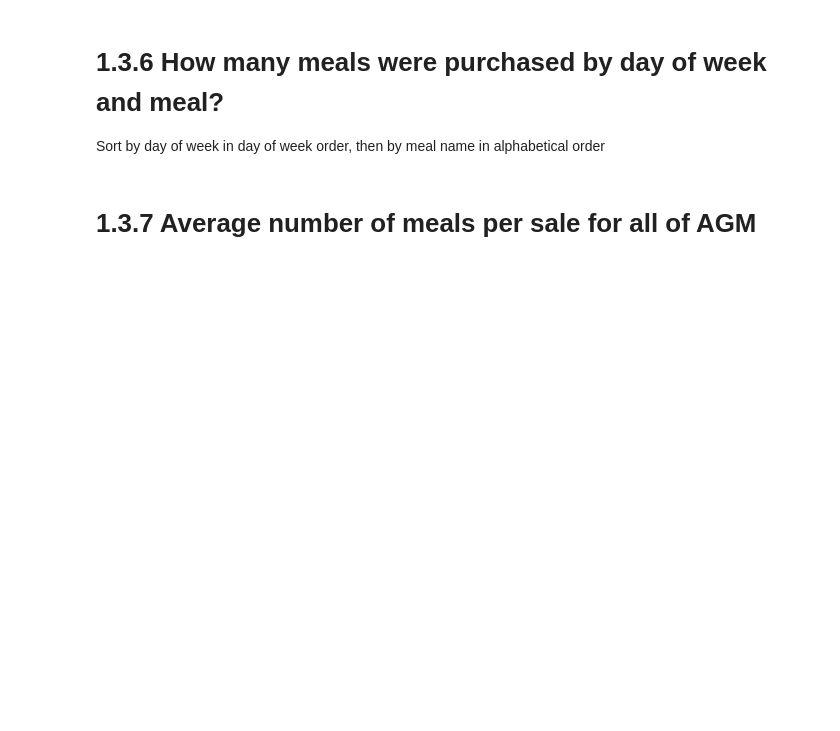
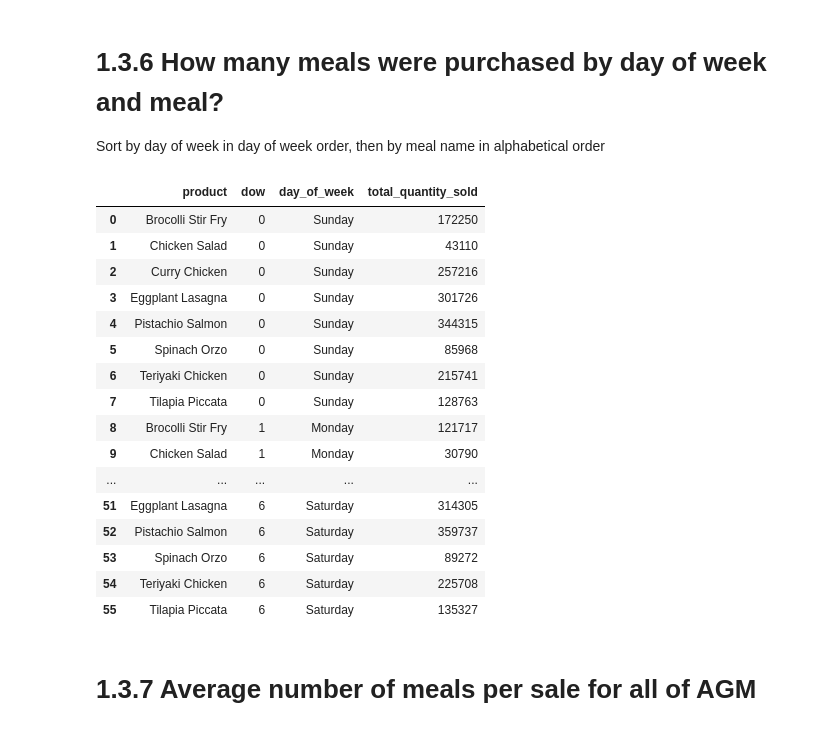
Before and after one commit to jvgalvin/Portfolio, a Jupyter notebook: project_1_3.ipynb, the cells around one changed output. Drawn from its saved outputs; the diff is of its cells as text; code cells hidden in the pictures; blank space fills up the shorter version.

```diff
--- a/project_1_3.ipynb
+++ b/project_1_3.ipynb
@@ -205,6 +271,45 @@ Sort by month in calendar order, then by meal name in alphabetical order
 # 1.3.6 How many meals were purchased by day of week and meal?
 
 Sort by day of week in day of week order, then by meal name in alphabetical order
+# %%
+rollback_before_flag = True
+rollback_after_flag = True
+
+query = """
+
+select p.description as product,
+       extract(dow from sa.sale_date) as dow,
+       to_char(sa.sale_date, 'Day') as day_of_week,
+       sum(l.quantity) as total_quantity_sold
+from sales as sa
+     join line_items as l
+         on sa.store_id = l.store_id and sa.sale_id = l.sale_id
+     join products as p
+         on l.product_id = p.product_id
+group by product, dow, day_of_week
+order by dow, product
+
+"""
+
+my_select_query_pandas(query, rollback_before_flag, rollback_after_flag)
+# %% [output]
+|  | product | dow | day_of_week | total_quantity_sold |
+| 0 | Brocolli Stir Fry | 0 | Sunday | 172250 |
+| 1 | Chicken Salad | 0 | Sunday | 43110 |
+| 2 | Curry Chicken | 0 | Sunday | 257216 |
+| 3 | Eggplant Lasagna | 0 | Sunday | 301726 |
+| 4 | Pistachio Salmon | 0 | Sunday | 344315 |
+| 5 | Spinach Orzo | 0 | Sunday | 85968 |
+| 6 | Teriyaki Chicken | 0 | Sunday | 215741 |
+| 7 | Tilapia Piccata | 0 | Sunday | 128763 |
+| 8 | Brocolli Stir Fry | 1 | Monday | 121717 |
+| 9 | Chicken Salad | 1 | Monday | 30790 |
+| ... | ... | ... | ... | ... |
+| 51 | Eggplant Lasagna | 6 | Saturday | 314305 |
+| 52 | Pistachio Salmon | 6 | Saturday | 359737 |
+| 53 | Spinach Orzo | 6 | Saturday | 89272 |
+| 54 | Teriyaki Chicken | 6 | Saturday | 225708 |
+| 55 | Tilapia Piccata | 6 | Saturday | 135327 |
 # %% [markdown]
 # 1.3.7 Average number of meals per sale for all of AGM
 # %% [markdown]
```
Also changed, not shown: parts of 7 cells of this notebook.
